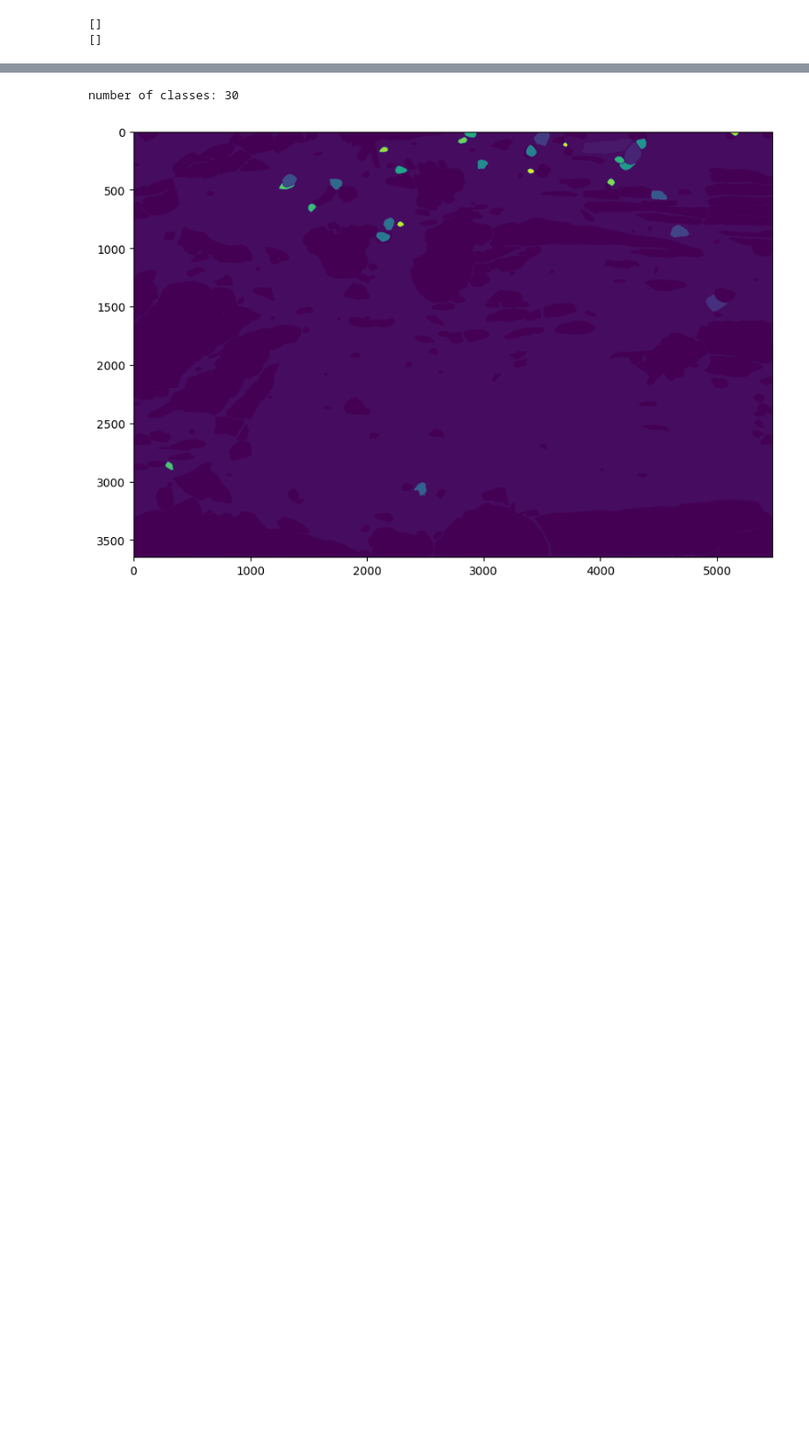
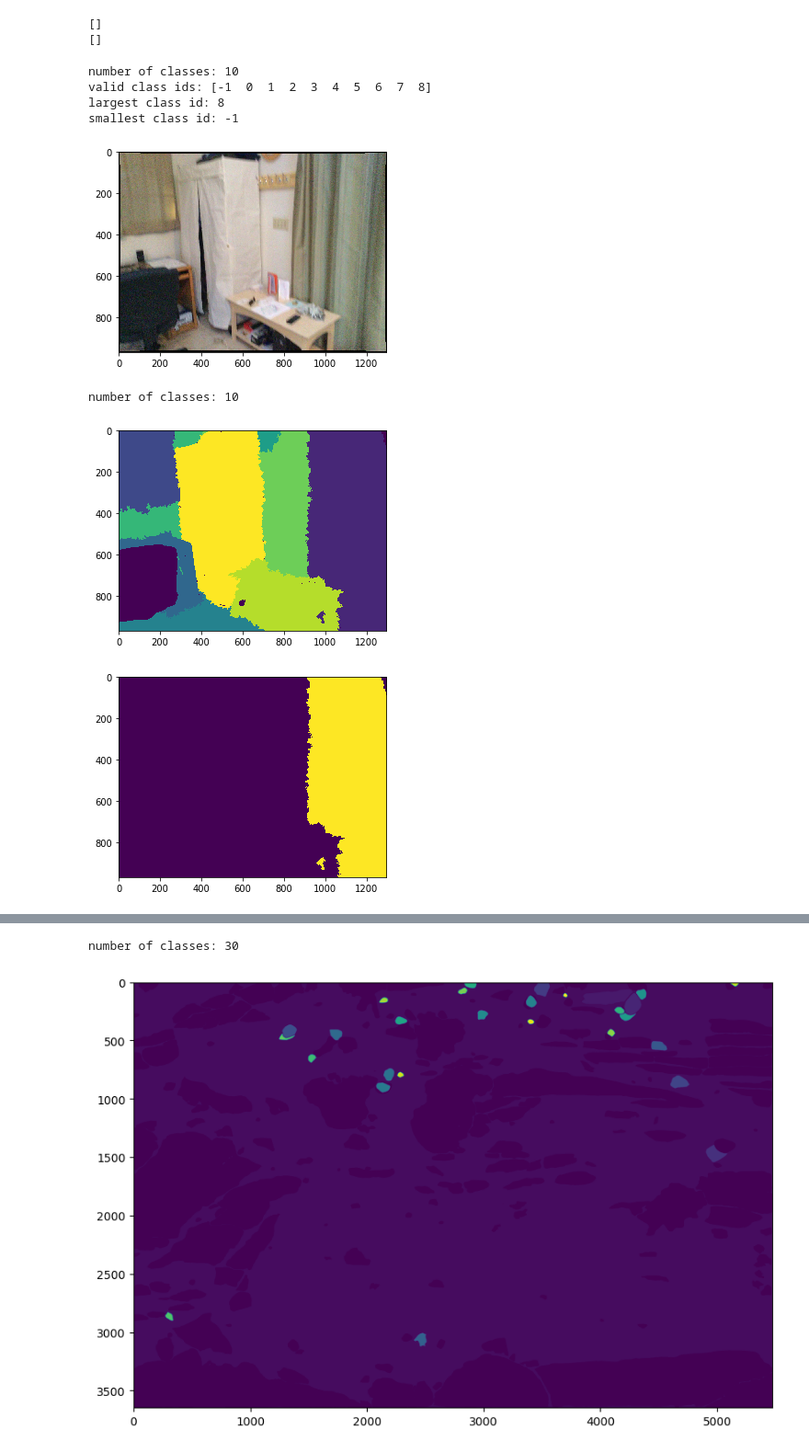
Before and after one commit to ZhiangChen/SegMo3D, a Jupyter notebook: semantic_SfM/ssfm/display_image_segmentation.ipynb, the cells around one changed output, grey strips where cells are left out. Shown at 92% size. Cells and saved outputs as stored; diff of their text form; code cells hidden in the pictures; blank space fills up the shorter version.

```diff
--- a/semantic_SfM/ssfm/display_image_segmentation.ipynb
+++ b/semantic_SfM/ssfm/display_image_segmentation.ipynb
@@ -81,4 +81,33 @@ for i in range(N):
     print(i)
     display_mask_with_id(masks_path_1, i)
 """
+# %%
+image_id_1 = '100'
+masks_path_1 = "../../data/scene0000_00/segmentations/{}.npy".format(image_id_1)
+image_path_1 = "../../data/scene0000_00/photos/{}.jpg".format(image_id_1)
+
+masks = np.load(masks_path_1)
+# print the number of classes
+print('number of classes:', len(np.unique(masks)))
+# print the valid class ids
+print('valid class ids:', np.unique(masks))
+
+# print the largest class id
+print('largest class id:', np.max(masks))
+
+# print the smallest class id
+print('smallest class id:', np.min(masks))
+
+display_image(image_path_1)
+display_masks(masks_path_1)
+display_mask_with_id(masks_path_1, 0)
+# %% [output]
+number of classes: 10
+valid class ids: [-1  0  1  2  3  4  5  6  7  8]
+largest class id: 8
+smallest class id: -1
+[figure, added]
+number of classes: 10
+[figure, added]
+[figure, added]
 # %%
```
Also changed, not shown: parts of 1 cell of this notebook, 6 other files.
